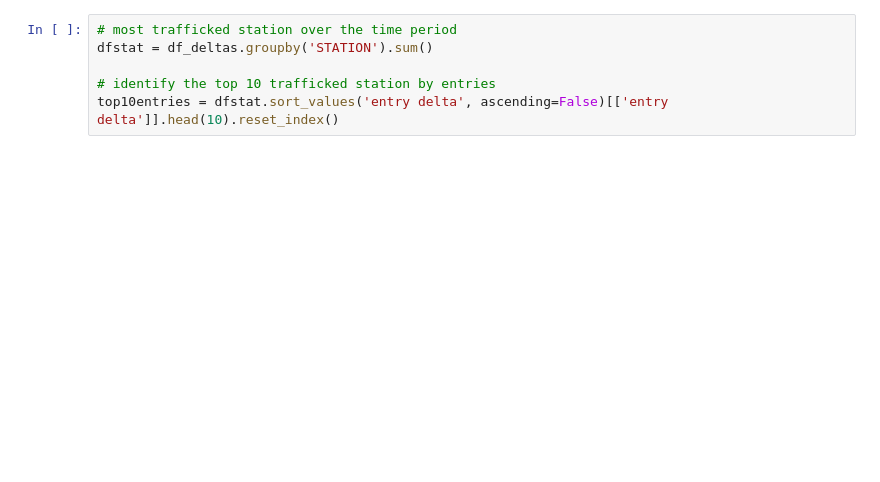
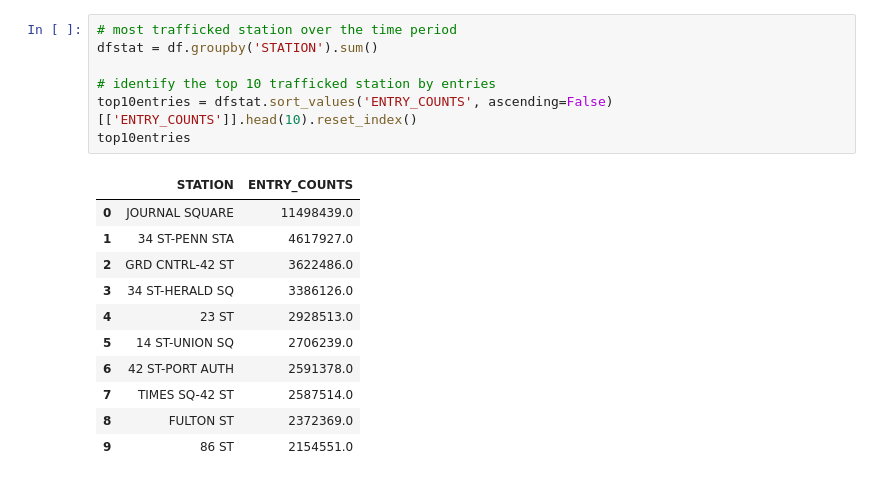
Before and after one commit to max-clarke/chi19_ds9_project_benson, a Jupyter notebook: master_notebook.ipynb, the cells around one changed output. Drawn from its saved outputs; the diff is of its cells as text; blank space fills up the shorter version.

```diff
--- a/master_notebook.ipynb
+++ b/master_notebook.ipynb
@@ -37,7 +95,20 @@ len(df_deltas[df_deltas['entry delta'] == 0])
 # %%
 # most trafficked station over the time period
-dfstat = df_deltas.groupby('STATION').sum()
+dfstat = df.groupby('STATION').sum()
 
 # identify the top 10 trafficked station by entries
-top10entries = dfstat.sort_values('entry delta', ascending=False)[['entry delta']].head(10).reset_index()
+top10entries = dfstat.sort_values('ENTRY_COUNTS', ascending=False)[['ENTRY_COUNTS']].head(10).reset_index()
+top10entries
+# %% [output]
+|  | STATION | ENTRY_COUNTS |
+| 0 | JOURNAL SQUARE | 11498439.0 |
+| 1 | 34 ST-PENN STA | 4617927.0 |
+| 2 | GRD CNTRL-42 ST | 3622486.0 |
+| 3 | 34 ST-HERALD SQ | 3386126.0 |
+| 4 | 23 ST | 2928513.0 |
+| 5 | 14 ST-UNION SQ | 2706239.0 |
+| 6 | 42 ST-PORT AUTH | 2591378.0 |
+| 7 | TIMES SQ-42 ST | 2587514.0 |
+| 8 | FULTON ST | 2372369.0 |
+| 9 | 86 ST | 2154551.0 |
 # %%
```
Also changed, not shown: parts of 14 cells of this notebook.
